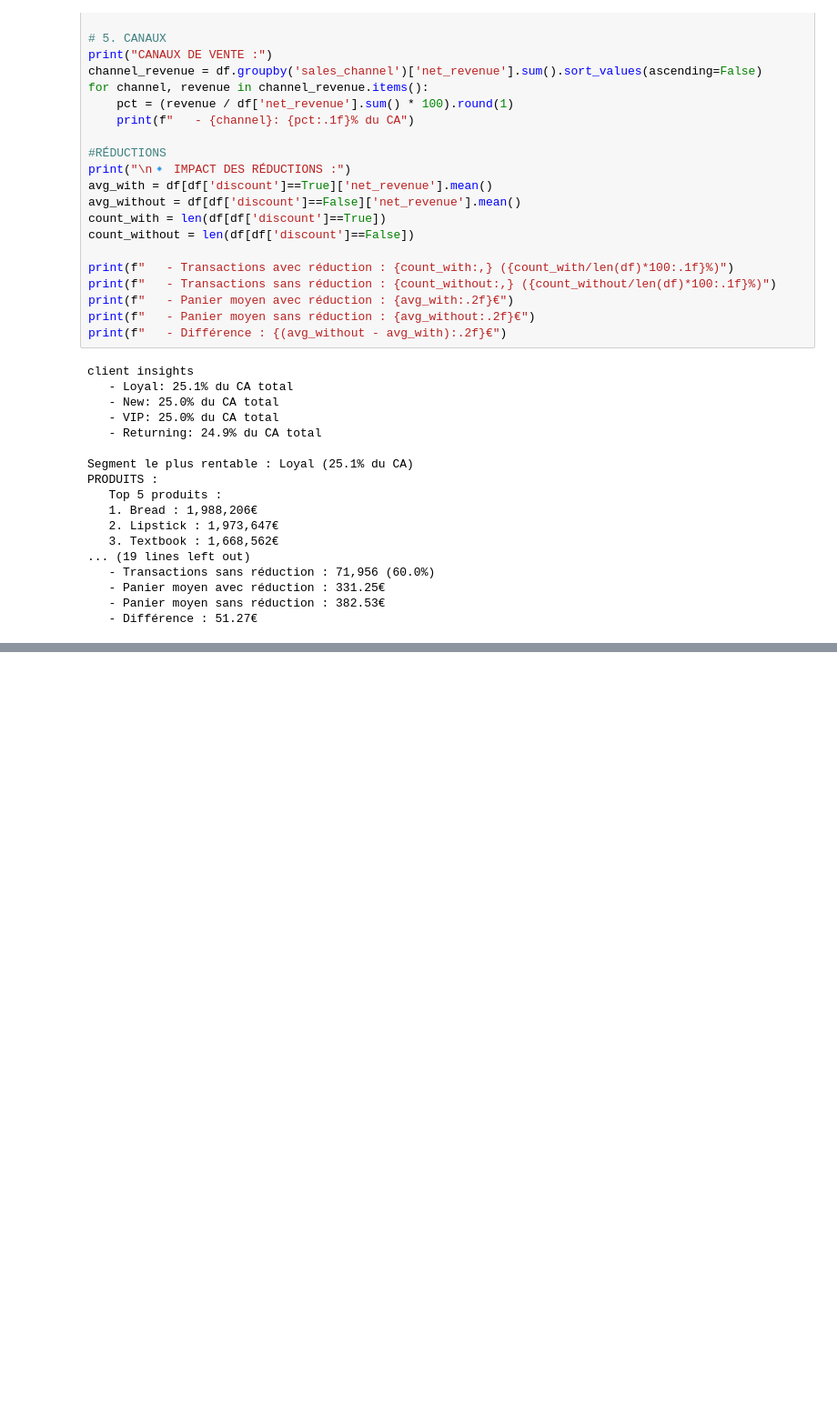
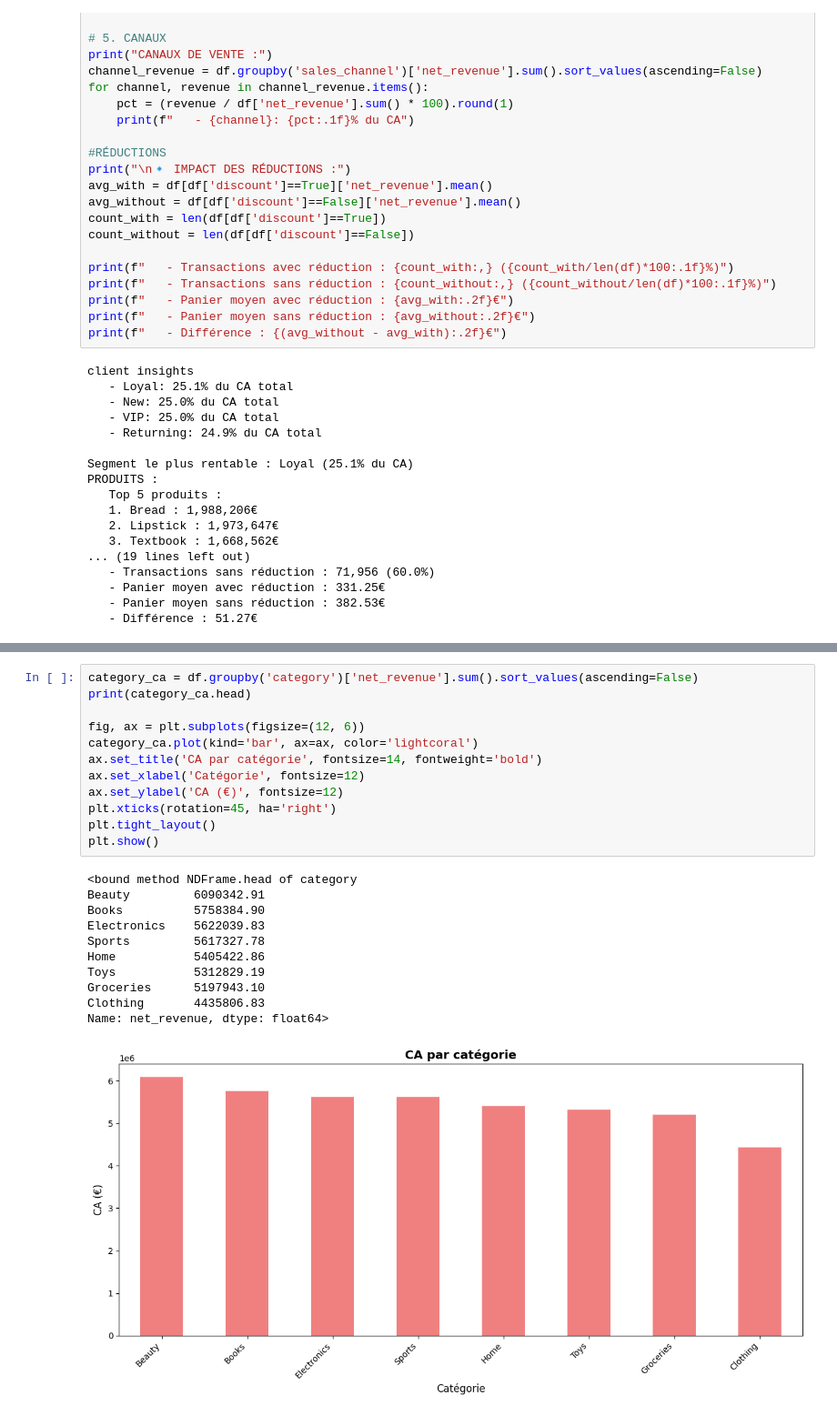
Before and after one commit to Yatarox/sales-dashboard-bi-python, a Jupyter notebook: notebooks/01_eda.ipynb, the cells around one changed output, grey strips where cells are left out. Shown at 91% size. Drawn from its saved outputs; the diff is of its cells as text; blank space fills up the shorter version.

```diff
--- a/notebooks/01_eda.ipynb
+++ b/notebooks/01_eda.ipynb
@@ -363,0 +417,24 @@ TypeError: unhashable type: 'Index'
+# %%
+category_ca = df.groupby('category')['net_revenue'].sum().sort_values(ascending=False)
+print(category_ca.head)
+
+fig, ax = plt.subplots(figsize=(12, 6))
+category_ca.plot(kind='bar', ax=ax, color='lightcoral')
+ax.set_title('CA par catégorie', fontsize=14, fontweight='bold')
+ax.set_xlabel('Catégorie', fontsize=12)
+ax.set_ylabel('CA (€)', fontsize=12)
+plt.xticks(rotation=45, ha='right')
+plt.tight_layout()
+plt.show()
+# %% [output]
+<bound method NDFrame.head of category
+Beauty         6090342.91
+Books          5758384.90
+Electronics    5622039.83
+Sports         5617327.78
+Home           5405422.86
+Toys           5312829.19
+Groceries      5197943.10
+Clothing       4435806.83
+Name: net_revenue, dtype: float64>
+[figure, added]
```
Also changed, not shown: parts of 13 cells of this notebook.
